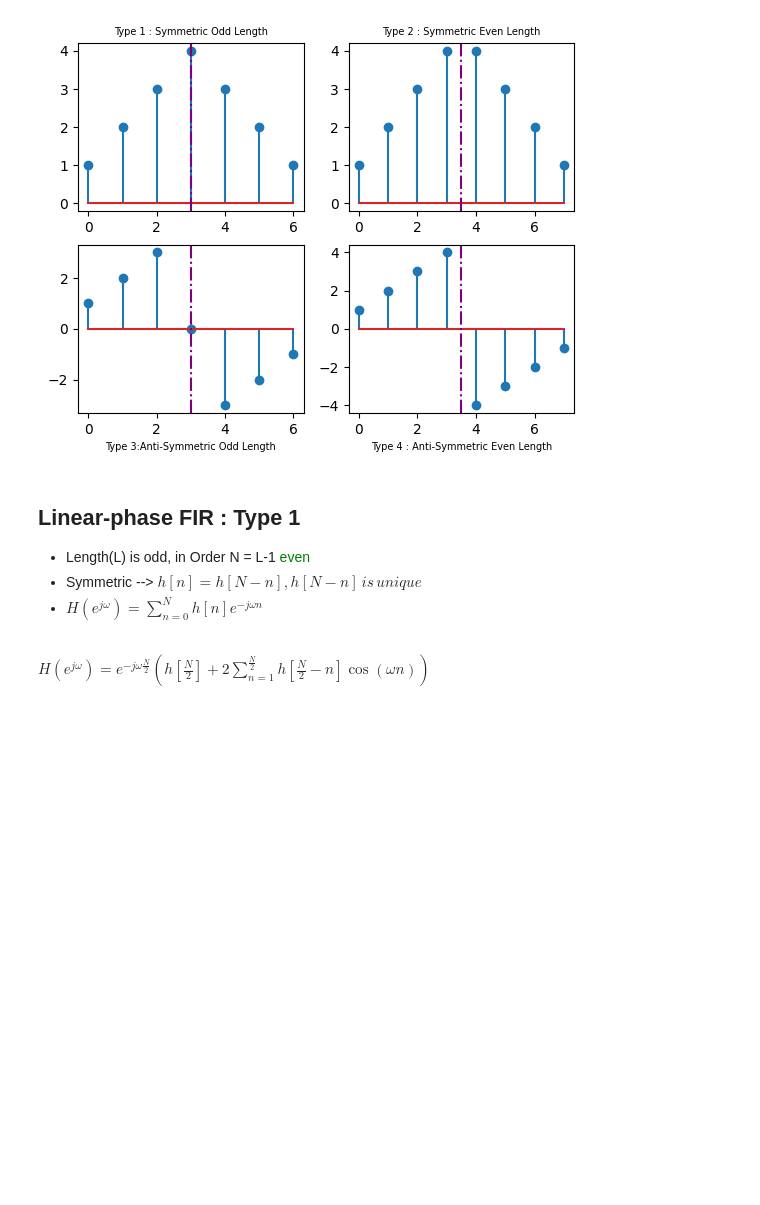
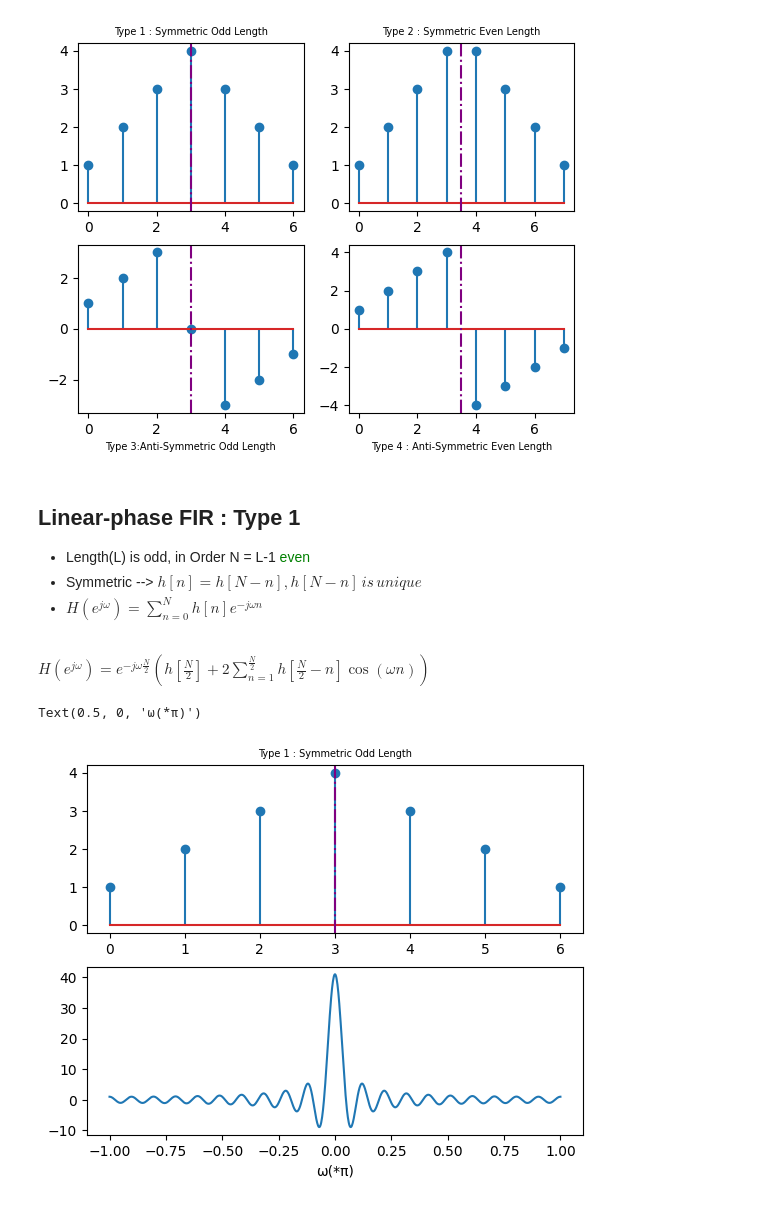
Before and after one commit to zharfanw/zhongshan_dsp_python, a Jupyter notebook: 11_Filter_Introduction.ipynb, the cells around one changed output. Saved outputs shown, nothing was run; the diff lists cells and outputs as text; code cells hidden in the pictures; blank space fills up the shorter version.

```diff
--- a/11_Filter_Introduction.ipynb
+++ b/11_Filter_Introduction.ipynb
@@ -421,3 +421,31 @@ Text(0.5, 0, 'Type 4 : Anti-Symmetric Even Length')
 *   $H(e^{j\omega}) = \sum_{n=0}^{N} h[n] e^{-j\omega n}$
 <br>
 $H(e^{j\omega}) = e^{-j\omega \frac{N}{2}} \left( h \left[ \frac{N}{2}\right] + 2\sum_{n=1}^{\frac{N}{2}} h \left[ \frac{N}{2}-n\right] \cos(\omega n) \right)$
+# %%
+# prompt: create plot based on this
+
+import numpy as np
+import matplotlib.pyplot as plt
+
+# Define the frequency range (ω) and the number of points (N)
+omega = np.linspace(-np.pi, np.pi, 1000)
+omega_label = omega/np.pi
+
+
+fig, axs = plt.subplots(2, 1)
+
+t1 = [1,2,3,4,3,2,1];
+axs[0].stem(t1)
+axs[0].axvline(3, color ='purple', linestyle="-.")
+axs[0].set_title('Type 1 : Symmetric Odd Length',fontsize= 7)
+
+L = len(t1)
+N = L - 1
+# Calculate the magnitude of the signal |X(e^(jω))|
+H_t1 = np.exp(1j * omega * N / 2)
+H_t1 = H_t1 *
+plt.plot(omega_label,X)
+plt.xlabel("ω(*π)")
+# %% [output]
+Text(0.5, 0, 'ω(*π)')
+[figure, added]
```
Also changed, not shown: parts of 1 cell of this notebook.
